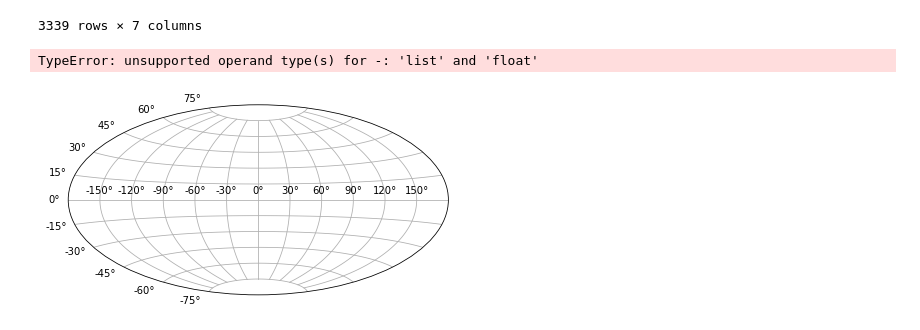
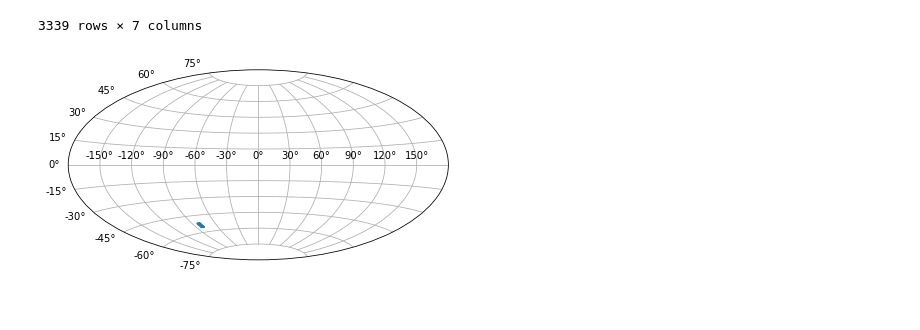
Before and after one commit to RobFirth/LSST_tools, a Jupyter notebook: lsst_tools/sims/notebooks/simulate_cadence.ipynb, the cells around one changed output. Cells and saved outputs as stored; diff of their text form; code cells hidden in the pictures.

```diff
--- a/lsst_tools/sims/notebooks/simulate_cadence.ipynb
+++ b/lsst_tools/sims/notebooks/simulate_cadence.ipynb
@@ -100,9 +100,9 @@ field_df = working_df[(working_df["RA_upper"] >= df["theta"][0] + np.pi) &
                 (working_df["Dec_lower"] >= df["phi"][0])  &
                 (working_df["Dec_upper"] <= df["phi"][0])]
 # %%
+reload(utils)
 utils.plot_field(working_df)
 # %% [output]
-TypeError: unsupported operand type(s) for -: 'list' and 'float'
-[figure, old version]
+[figure, new version]
 # %%
 z
```
